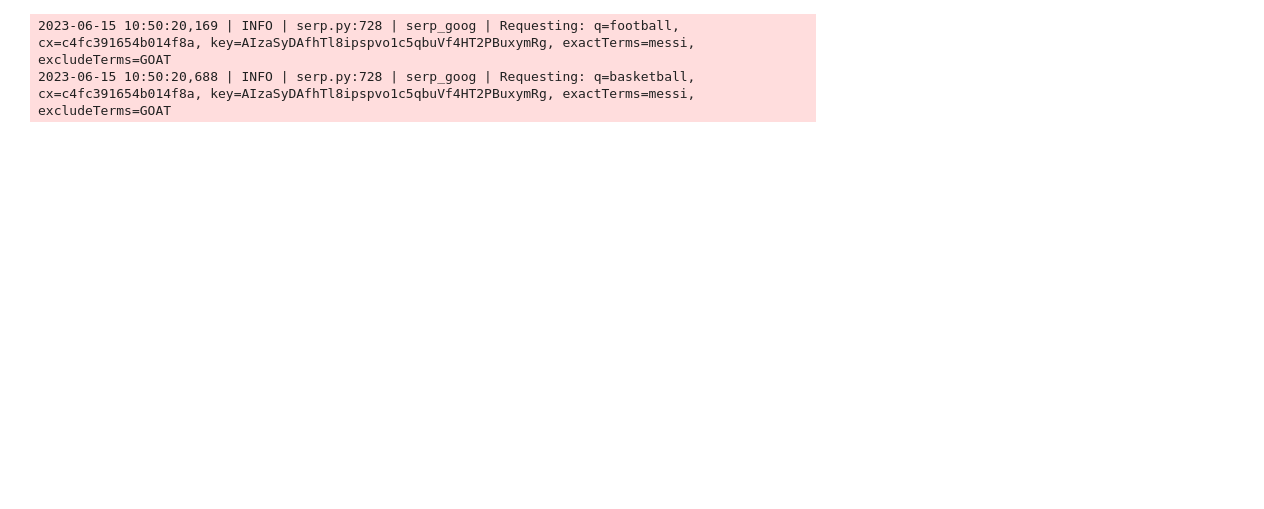
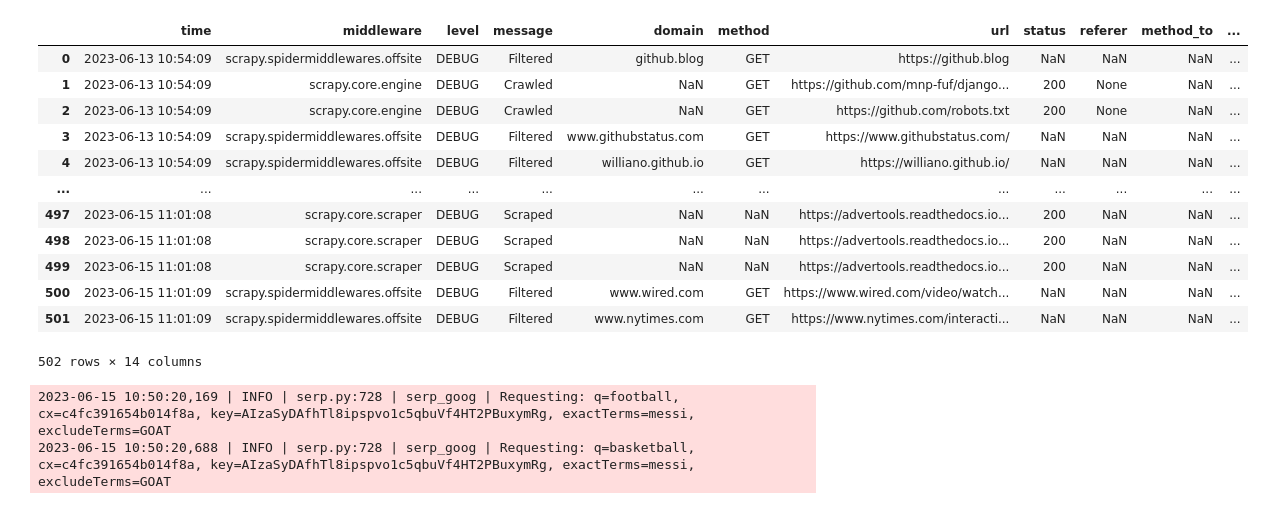
Before and after one commit to neeschal00/django-advertools, a Jupyter notebook: serp.ipynb, the cells around one changed output. Cells and saved outputs as stored; diff of their text form; code cells hidden in the pictures; blank space fills up the shorter version.

```diff
--- a/serp.ipynb
+++ b/serp.ipynb
@@ -18,3 +7,20 @@ import advertools as adv
+# %%
+log_an = adv.crawllogs_to_df("output_file.log")
+log_an
+# %% [output]
+|  | time | middleware | level | message | domain | method | url | status | referer | method_to | ... |
+| 0 | 2023-06-13 10:54:09 | scrapy.spidermiddlewares.offsite | DEBUG | Filtered | github.blog | GET | https://github.blog | NaN | NaN | NaN | ... |
+| 1 | 2023-06-13 10:54:09 | scrapy.core.engine | DEBUG | Crawled | NaN | GET | https://github.com/mnp-fuf/django... | 200 | None | NaN | ... |
+| 2 | 2023-06-13 10:54:09 | scrapy.core.engine | DEBUG | Crawled | NaN | GET | https://github.com/robots.txt | 200 | None | NaN | ... |
+| 3 | 2023-06-13 10:54:09 | scrapy.spidermiddlewares.offsite | DEBUG | Filtered | www.githubstatus.com | GET | https://www.githubstatus.com/ | NaN | NaN | NaN | ... |
+| 4 | 2023-06-13 10:54:09 | scrapy.spidermiddlewares.offsite | DEBUG | Filtered | williano.github.io | GET | https://williano.github.io/ | NaN | NaN | NaN | ... |
+| ... | ... | ... | ... | ... | ... | ... | ... | ... | ... | ... | ... |
+| 497 | 2023-06-15 11:01:08 | scrapy.core.scraper | DEBUG | Scraped | NaN | NaN | https://advertools.readthedocs.io... | 200 | NaN | NaN | ... |
+| 498 | 2023-06-15 11:01:08 | scrapy.core.scraper | DEBUG | Scraped | NaN | NaN | https://advertools.readthedocs.io... | 200 | NaN | NaN | ... |
+| 499 | 2023-06-15 11:01:08 | scrapy.core.scraper | DEBUG | Scraped | NaN | NaN | https://advertools.readthedocs.io... | 200 | NaN | NaN | ... |
+| 500 | 2023-06-15 11:01:09 | scrapy.spidermiddlewares.offsite | DEBUG | Filtered | www.wired.com | GET | https://www.wired.com/video/watch... | NaN | NaN | NaN | ... |
+| 501 | 2023-06-15 11:01:09 | scrapy.spidermiddlewares.offsite | DEBUG | Filtered | www.nytimes.com | GET | https://www.nytimes.com/interacti... | NaN | NaN | NaN | ... |
+502 rows × 14 columns
 # %%
 serp_imgs = adv.serp_goog(q=["football","basketball"],cx="c4fc391654b014f8a",
                           key="AIzaSyDAfhTl8ipspvo1c5qbuVf4HT2PBuxymRg",
```
Also changed, not shown: parts of 2 cells of this notebook, 15 other files.
